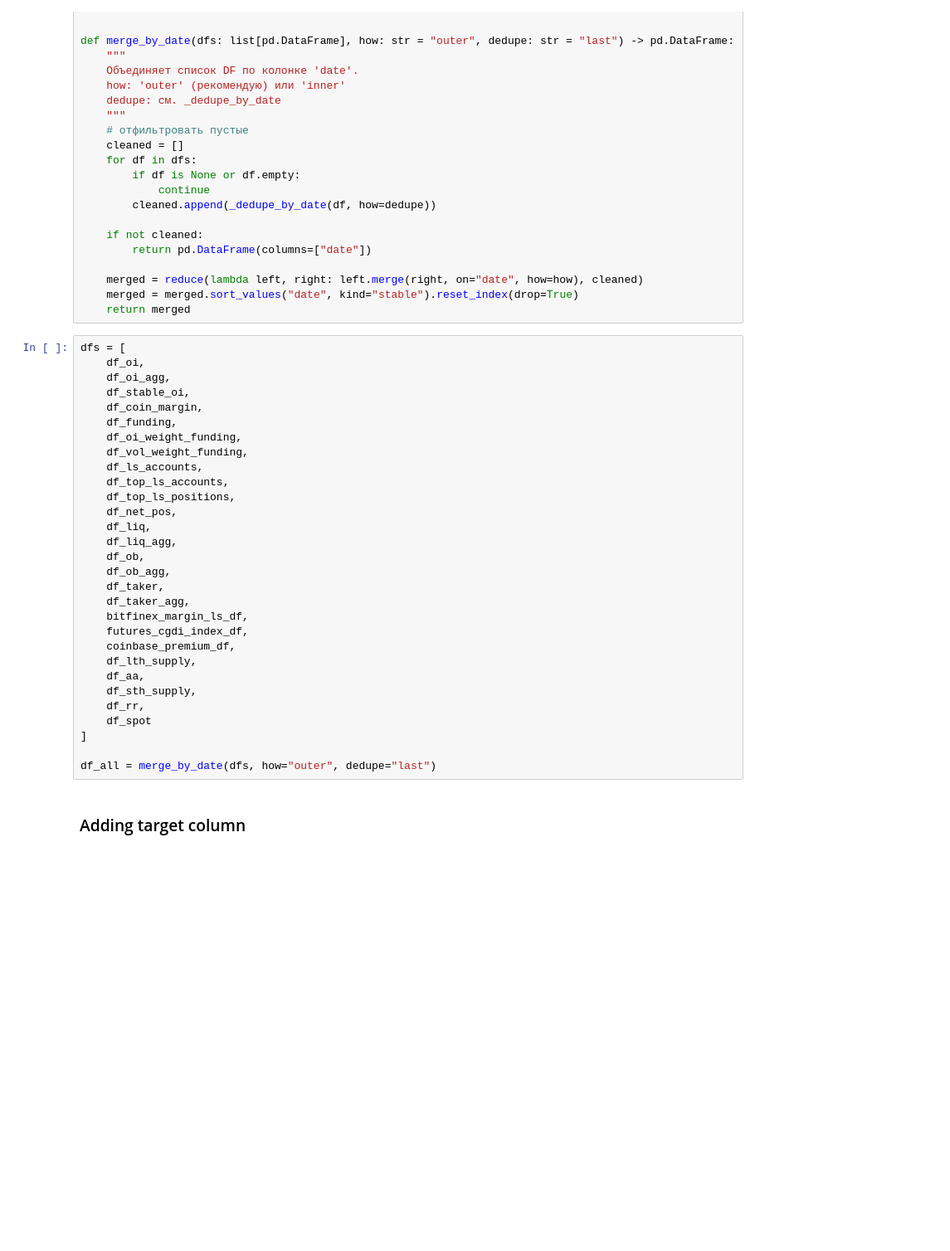
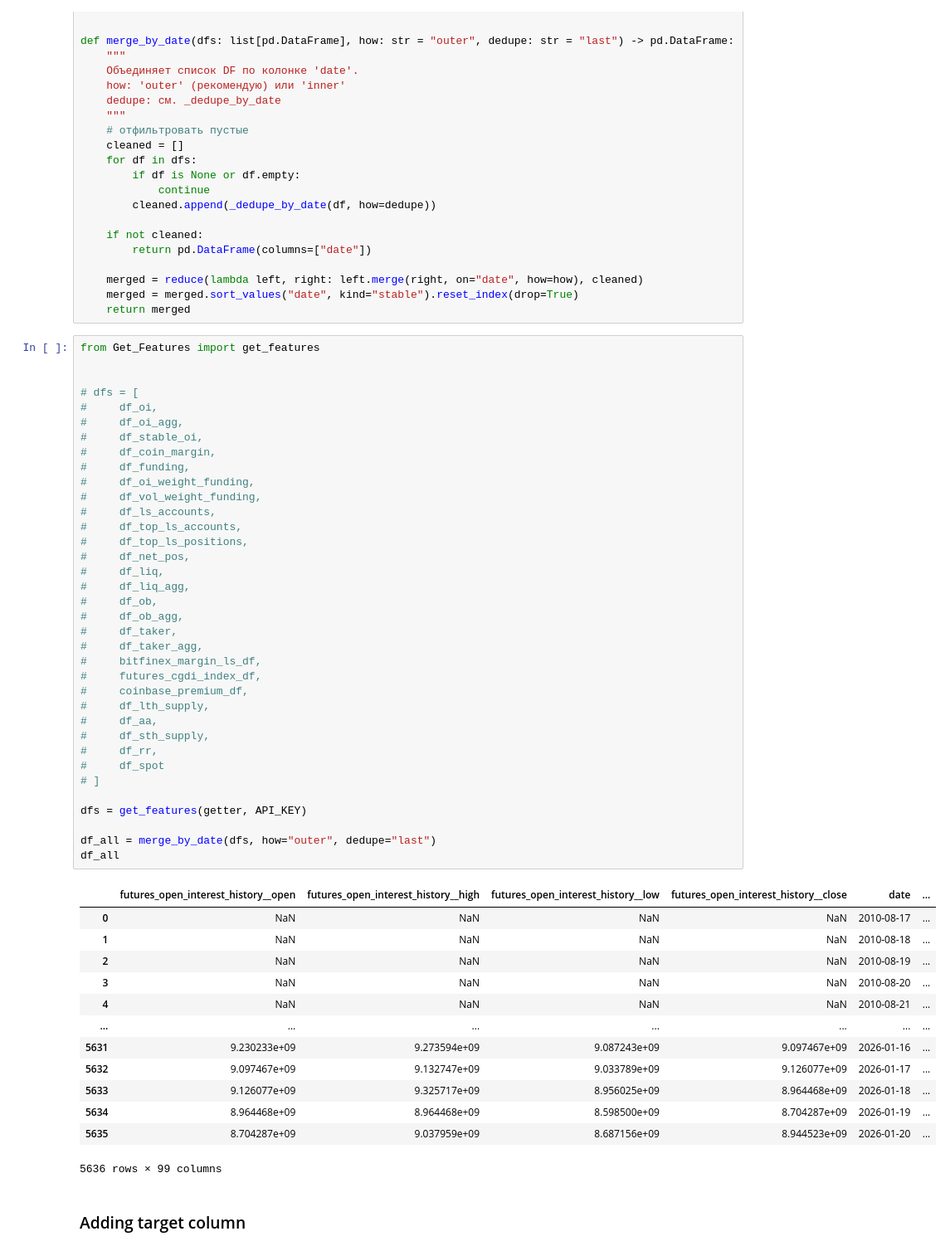
Before and after one commit to Fidus1337/Actives_price_prediction, a Jupyter notebook: TrainingLogisticRegression.ipynb, the cells around one changed output. Shown at 83% size. Drawn from its saved outputs; the diff is of its cells as text; blank space fills up the shorter version.

```diff
--- a/TrainingLogisticRegression.ipynb
+++ b/TrainingLogisticRegression.ipynb
@@ -336,35 +337,55 @@ def merge_by_date(dfs: list[pd.DataFrame], how: str = "outer", dedupe: str = "la
     merged = merged.sort_values("date", kind="stable").reset_index(drop=True)
     return merged
 # %%
-dfs = [
-    df_oi,
-    df_oi_agg,
-    df_stable_oi,
-    df_coin_margin,
-    df_funding,
-    df_oi_weight_funding,
-    df_vol_weight_funding,
-    df_ls_accounts,
-    df_top_ls_accounts,
-    df_top_ls_positions,
-    df_net_pos,
-    df_liq,
-    df_liq_agg,
-    df_ob,
-    df_ob_agg,
-    df_taker,
-    df_taker_agg,
-    bitfinex_margin_ls_df,
-    futures_cgdi_index_df,
-    coinbase_premium_df,
-    df_lth_supply,
-    df_aa,
-    df_sth_supply,
-    df_rr,
-    df_spot
-]
+from Get_Features import get_features
+
+
+# dfs = [
+#     df_oi,
+#     df_oi_agg,
+#     df_stable_oi,
+#     df_coin_margin,
+#     df_funding,
+#     df_oi_weight_funding,
+#     df_vol_weight_funding,
+#     df_ls_accounts,
+#     df_top_ls_accounts,
+#     df_top_ls_positions,
+#     df_net_pos,
+#     df_liq,
+#     df_liq_agg,
+#     df_ob,
+#     df_ob_agg,
+#     df_taker,
+#     df_taker_agg,
+#     bitfinex_margin_ls_df,
+#     futures_cgdi_index_df,
+#     coinbase_premium_df,
+#     df_lth_supply,
+#     df_aa,
+#     df_sth_supply,
+#     df_rr,
+#     df_spot
+# ]
+
+dfs = get_features(getter, API_KEY)
 
 df_all = merge_by_date(dfs, how="outer", dedupe="last")
+df_all
+# %% [output]
+|  | futures_open_interest_history__open | futures_open_interest_history__high | futures_open_interest_history__low | futures_open_interest_history__close | date | ... |
+| 0 | NaN | NaN | NaN | NaN | 2010-08-17 | ... |
+| 1 | NaN | NaN | NaN | NaN | 2010-08-18 | ... |
+| 2 | NaN | NaN | NaN | NaN | 2010-08-19 | ... |
+| 3 | NaN | NaN | NaN | NaN | 2010-08-20 | ... |
+| 4 | NaN | NaN | NaN | NaN | 2010-08-21 | ... |
+| ... | ... | ... | ... | ... | ... | ... |
+| 5631 | 9.230233e+09 | 9.273594e+09 | 9.087243e+09 | 9.097467e+09 | 2026-01-16 | ... |
+| 5632 | 9.097467e+09 | 9.132747e+09 | 9.033789e+09 | 9.126077e+09 | 2026-01-17 | ... |
+| 5633 | 9.126077e+09 | 9.325717e+09 | 8.956025e+09 | 8.964468e+09 | 2026-01-18 | ... |
+| 5634 | 8.964468e+09 | 8.964468e+09 | 8.598500e+09 | 8.704287e+09 | 2026-01-19 | ... |
+| 5635 | 8.704287e+09 | 9.037959e+09 | 8.687156e+09 | 8.944523e+09 | 2026-01-20 | ... |
+5636 rows × 99 columns
 # %% [markdown]
 ### Adding target column
 # %%
```
Also changed, not shown: parts of 3 cells of this notebook, 5 other files.
